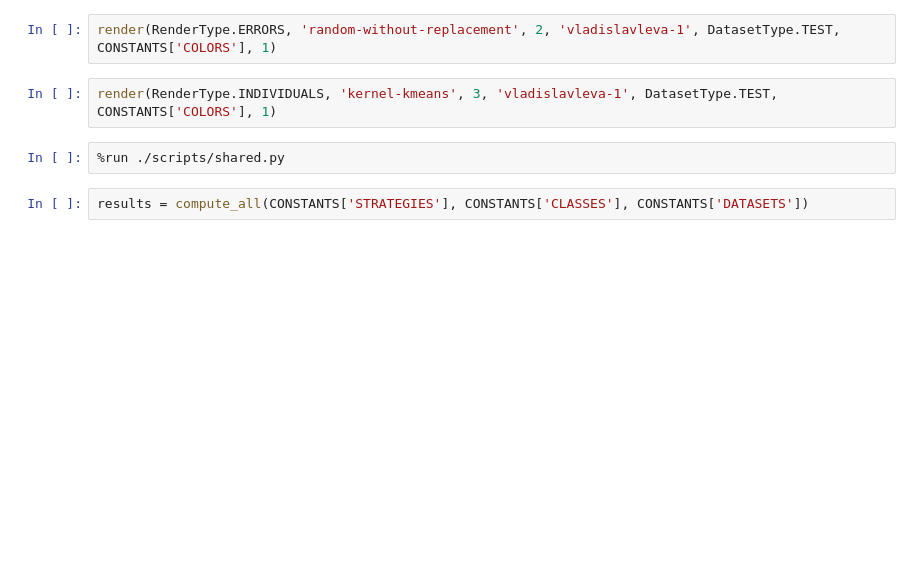
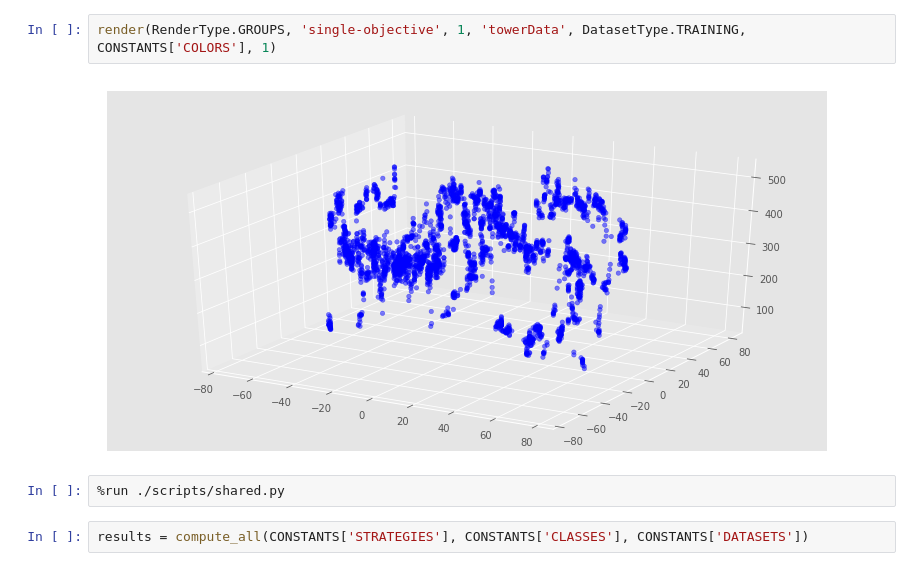
Before and after one commit to casadei/gsgp-gd, a Jupyter notebook: reports/meeting-4.ipynb, the cells around one changed output. Saved outputs shown, nothing was run; the diff lists cells and outputs as text; blank space fills up the shorter version.

```diff
--- a/reports/meeting-4.ipynb
+++ b/reports/meeting-4.ipynb
@@ -13,7 +20,7 @@ render(RenderType.ERRORS, 'kmeans', 2, 'keijzer-7', DatasetType.TEST, CONSTANTS[
 # %%
-render(RenderType.ERRORS, 'random-without-replacement', 2, 'vladislavleva-1', DatasetType.TEST, CONSTANTS['COLORS'], 1)
+render(RenderType.GROUPS, 'single-objective', 1, 'towerData', DatasetType.TRAINING, CONSTANTS['COLORS'], 1)
+# %% [output]
+[figure, added]
-# %%
-render(RenderType.INDIVIDUALS, 'kernel-kmeans', 3, 'vladislavleva-1', DatasetType.TEST, CONSTANTS['COLORS'], 1)
 # %%
 %run ./scripts/shared.py
 # %%
```
Also changed, not shown: parts of 20 cells of this notebook, 5 other files.
